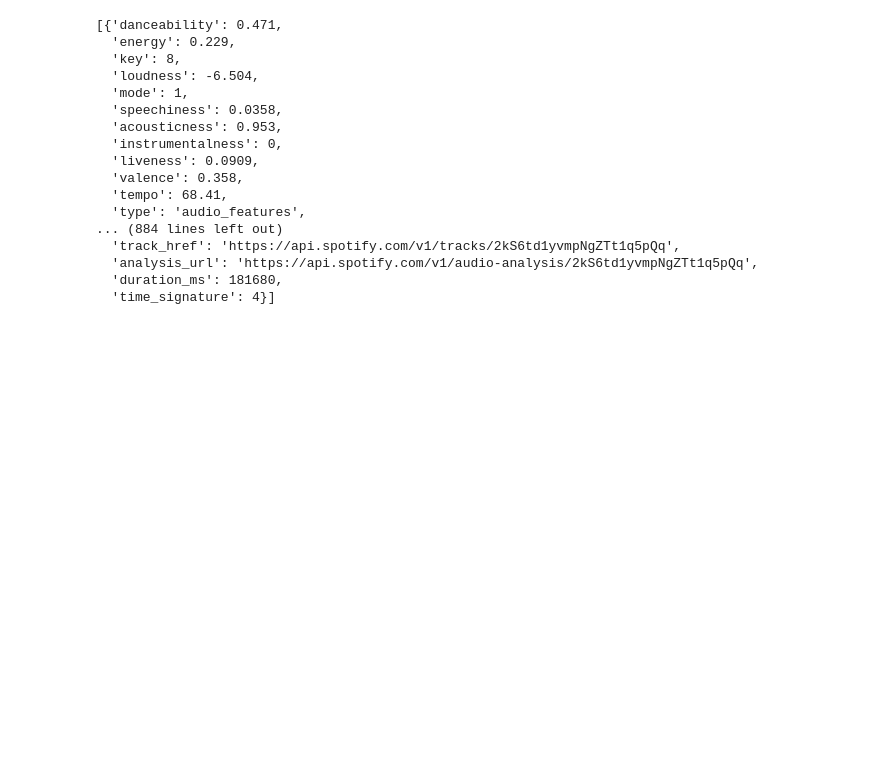
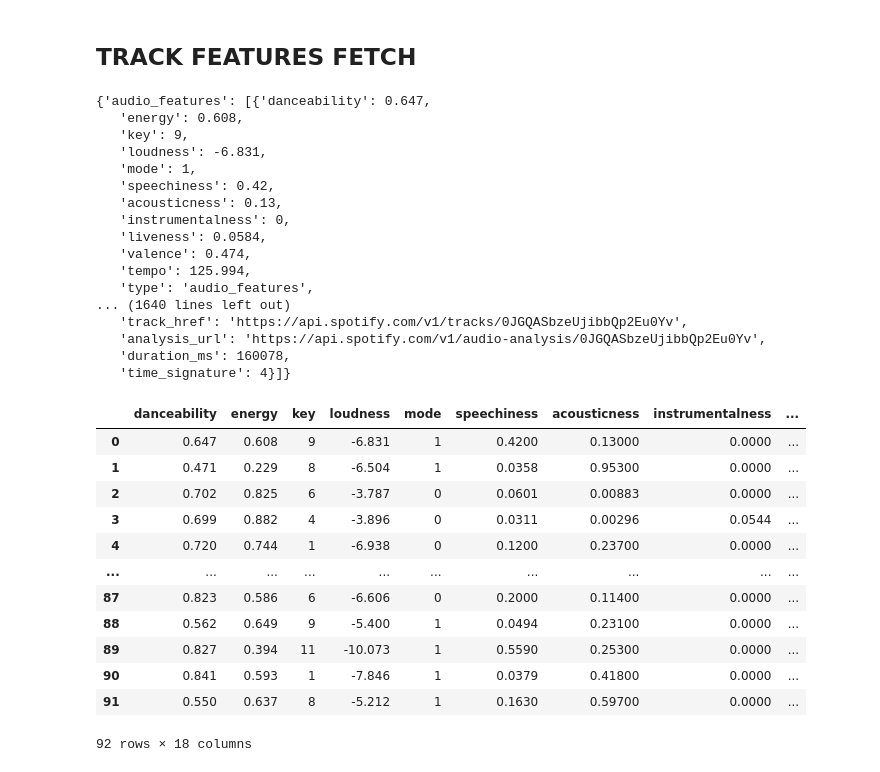
Before and after one commit to briiking4/tiktok-virality-sql-research, a Jupyter notebook: data_collection.ipynb, the cells around one changed output. Saved outputs shown, nothing was run; the diff lists cells and outputs as text; code cells hidden in the pictures; blank space fills up the shorter version.

```diff
--- a/data_collection.ipynb
+++ b/data_collection.ipynb
@@ -97,0 +162,7 @@ artists_list_ids = artists_list_ids[0:-1]
+# %%
+track_api_response = json.loads(track_api_request.text)
+track_api_response2 = json.loads(track_api_request2.text)
+# %%
+track_list = track_api_response['tracks']
+
+track_list2 = track_api_response2['tracks']
@@ -98,30 +373,51 @@ artists_list_ids = artists_list_ids[0:-1]
+# %% [markdown]
+## TRACK FEATURES FETCH
 # %%
+track_list_features = ",".join(list(track_data['track_id']))
+
 track_features_endpoint_url = f'https://api.spotify.com/v1/audio-features/'
 
-params = {'ids':track_list_ids}
+params = {'ids':track_list_features}
 
 track_features_api_request = requests.get(track_features_endpoint_url, headers = headers, params= params )
 # %%
 track_features_api_response = json.loads(track_features_api_request.text)
 # %%
-track_features_api_response['audio_features']
+track_features_api_response
 # %% [output]
-[{'danceability': 0.471,
-  'energy': 0.229,
-  'key': 8,
-  'loudness': -6.504,
-  'mode': 1,
-  'speechiness': 0.0358,
-  'acousticness': 0.953,
-  'instrumentalness': 0,
-  'liveness': 0.0909,
-  'valence': 0.358,
-  'tempo': 68.41,
-  'type': 'audio_features',
-... (884 lines left out)
-  'track_href': 'https://api.spotify.com/v1/tracks/2kS6td1yvmpNgZTt1q5pQq',
-  'analysis_url': 'https://api.spotify.com/v1/audio-analysis/2kS6td1yvmpNgZTt1q5pQq',
-  'duration_ms': 181680,
-  'time_signature': 4}]
+{'audio_features': [{'danceability': 0.647,
+   'energy': 0.608,
+   'key': 9,
+   'loudness': -6.831,
+   'mode': 1,
+   'speechiness': 0.42,
+   'acousticness': 0.13,
+   'instrumentalness': 0,
+   'liveness': 0.0584,
+   'valence': 0.474,
+   'tempo': 125.994,
+   'type': 'audio_features',
+... (1640 lines left out)
+   'track_href': 'https://api.spotify.com/v1/tracks/0JGQASbzeUjibbQp2Eu0Yv',
+   'analysis_url': 'https://api.spotify.com/v1/audio-analysis/0JGQASbzeUjibbQp2Eu0Yv',
+   'duration_ms': 160078,
+   'time_signature': 4}]}
+# %%
+audio_features_data = track_features_api_response['audio_features']
 # %%
-audio_features_df = pd.DataFrame(track_features_api_response['audio_features'])
+audio_features_df = pd.DataFrame(audio_features_data)
+audio_features_df
+# %% [output]
+|  | danceability | energy | key | loudness | mode | speechiness | acousticness | instrumentalness | ... |
+| 0 | 0.647 | 0.608 | 9 | -6.831 | 1 | 0.4200 | 0.13000 | 0.0000 | ... |
+| 1 | 0.471 | 0.229 | 8 | -6.504 | 1 | 0.0358 | 0.95300 | 0.0000 | ... |
+| 2 | 0.702 | 0.825 | 6 | -3.787 | 0 | 0.0601 | 0.00883 | 0.0000 | ... |
+| 3 | 0.699 | 0.882 | 4 | -3.896 | 0 | 0.0311 | 0.00296 | 0.0544 | ... |
+| 4 | 0.720 | 0.744 | 1 | -6.938 | 0 | 0.1200 | 0.23700 | 0.0000 | ... |
+| ... | ... | ... | ... | ... | ... | ... | ... | ... | ... |
+| 87 | 0.823 | 0.586 | 6 | -6.606 | 0 | 0.2000 | 0.11400 | 0.0000 | ... |
+| 88 | 0.562 | 0.649 | 9 | -5.400 | 1 | 0.0494 | 0.23100 | 0.0000 | ... |
+| 89 | 0.827 | 0.394 | 11 | -10.073 | 1 | 0.5590 | 0.25300 | 0.0000 | ... |
+| 90 | 0.841 | 0.593 | 1 | -7.846 | 1 | 0.0379 | 0.41800 | 0.0000 | ... |
+| 91 | 0.550 | 0.637 | 8 | -5.212 | 1 | 0.1630 | 0.59700 | 0.0000 | ... |
+92 rows × 18 columns
```
Also changed, not shown: parts of 48 cells of this notebook, 2 other files.
